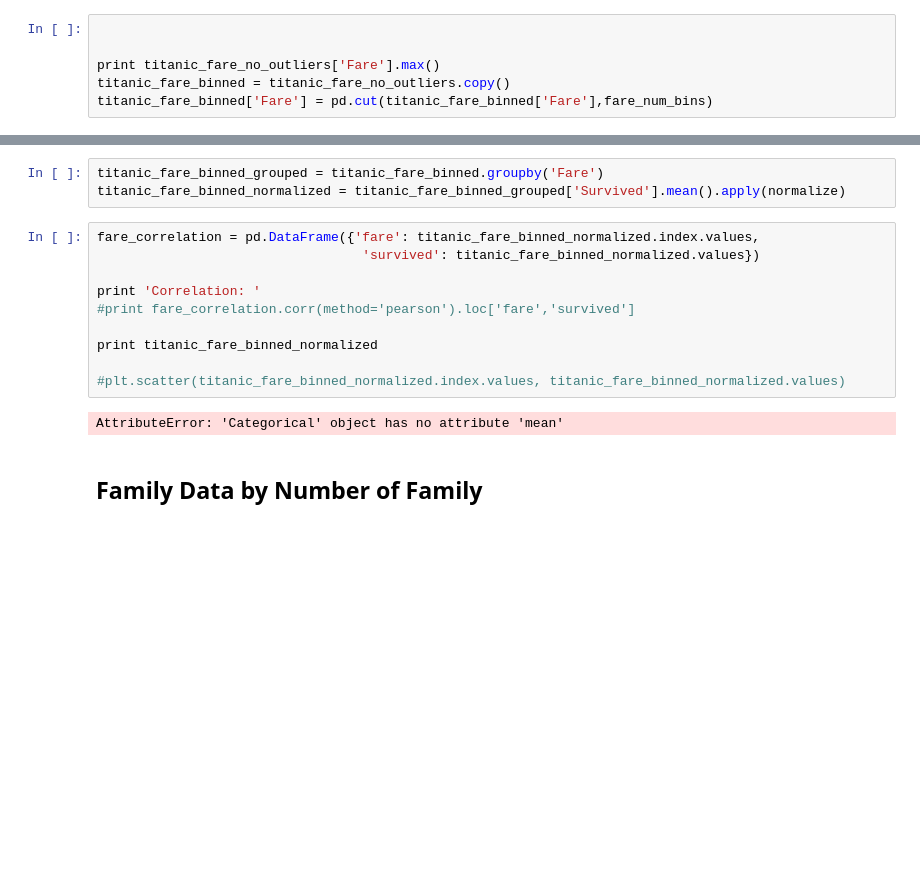
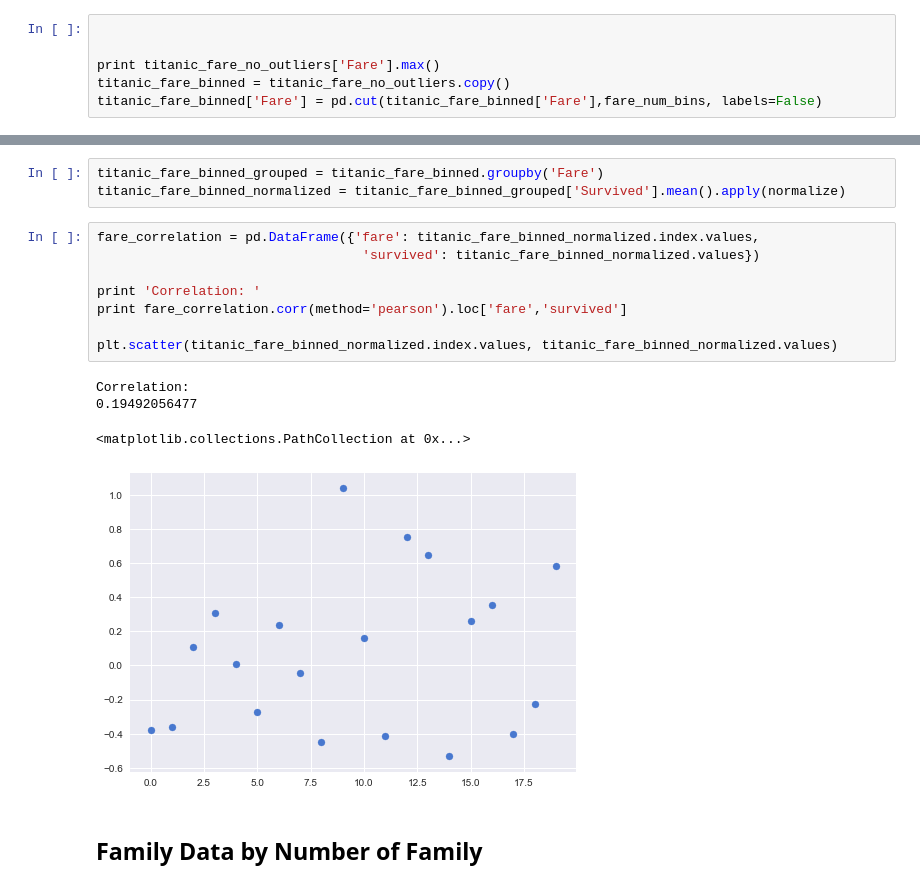
Before and after one commit to kylemeenehan/titanic-data, a Jupyter notebook: Titanic Project.ipynb, the cells around one changed output, grey strips where cells are left out. Saved outputs shown, nothing was run; the diff lists cells and outputs as text; blank space fills up the shorter version.

```diff
--- a/Titanic Project.ipynb
+++ b/Titanic Project.ipynb
@@ -272,7 +266,7 @@ titanic_fare_no_outliers = titanic_fare_no_outliers[titanic_fare_no_outliers.Far
 
 print titanic_fare_no_outliers['Fare'].max()
 titanic_fare_binned = titanic_fare_no_outliers.copy()
-titanic_fare_binned['Fare'] = pd.cut(titanic_fare_binned['Fare'],fare_num_bins)
+titanic_fare_binned['Fare'] = pd.cut(titanic_fare_binned['Fare'],fare_num_bins, labels=False)
 # %% [output]
 31.0
 # %%
@@ -281,15 +275,16 @@ titanic_fare_binned_normalized = titanic_fare_binned_grouped['Survived'].mean().
 # %%
 fare_correlation = pd.DataFrame({'fare': titanic_fare_binned_normalized.index.values,
                                   'survived': titanic_fare_binned_normalized.values})
 
 print 'Correlation: '
-#print fare_correlation.corr(method='pearson').loc['fare','survived']
+print fare_correlation.corr(method='pearson').loc['fare','survived']
 
-print titanic_fare_binned_normalized
-
-#plt.scatter(titanic_fare_binned_normalized.index.values, titanic_fare_binned_normalized.values)
+plt.scatter(titanic_fare_binned_normalized.index.values, titanic_fare_binned_normalized.values)
 # %% [output]
-AttributeError: 'Categorical' object has no attribute 'mean'
+Correlation:
+0.19492056477
+<matplotlib.collections.PathCollection at 0x...>
+[figure, added]
 # %% [markdown]
 ## Family Data by Number of Family
 # %%
```
Also changed, not shown: parts of 1 cell of this notebook.
